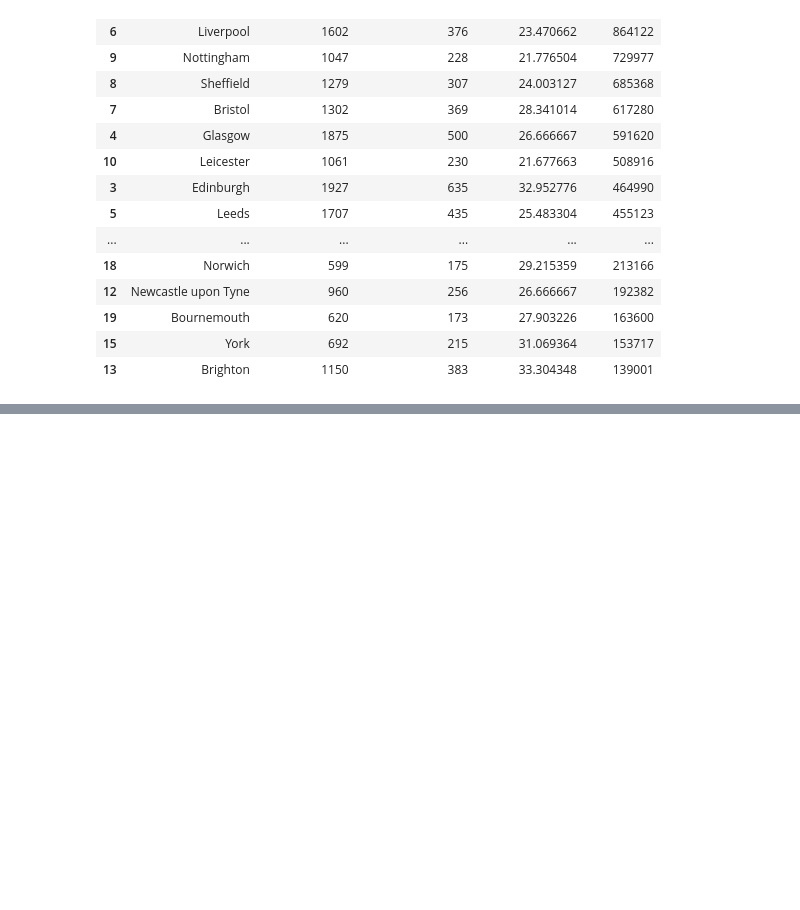
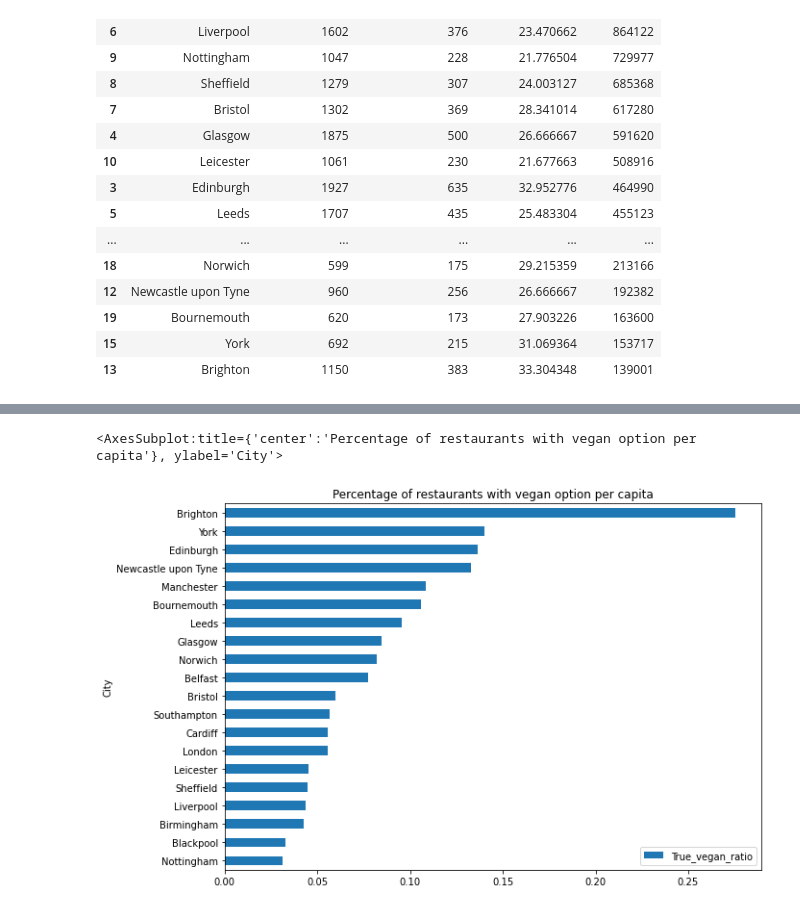
Before and after one commit to juditjegaszabo/Trip_Advisor_Project, a Jupyter notebook: analysis.ipynb, the cells around one changed output, grey strips where cells are left out. Saved outputs shown, nothing was run; the diff lists cells and outputs as text; code cells hidden in the pictures; blank space fills up the shorter version.

```diff
--- a/analysis.ipynb
+++ b/analysis.ipynb
@@ -208,4 +232,13 @@ newdf.sort_values(by=['true_vegan_ratio'], ascending=False)
 | 16 | Blackpool | 569 | 78 | 13.708260 | 239409 | 0.032580 |
 | 9 | Nottingham | 1047 | 228 | 21.776504 | 729977 | 0.031234 |
 # %%
-# newdf.sort_values(by=['true_vegan_ratio'], ascending=True).plot.barh(x='City', y=['Population','Vegan rest. ratio'], figsize=(10,7))
+# Plot the restults
+
+newdf.sort_values(by=['True_vegan_ratio']).plot.barh(x='City',
+                                                     y='True_vegan_ratio',
+                                                     title='Percentage of restaurants with vegan option per capita',
+                                                     figsize=(10,7)
+                                                    )
+# %% [output]
+<AxesSubplot:title={'center':'Percentage of restaurants with vegan option per capita'}, ylabel='City'>
+[figure, added]
```
Also changed, not shown: parts of 20 cells of this notebook.
